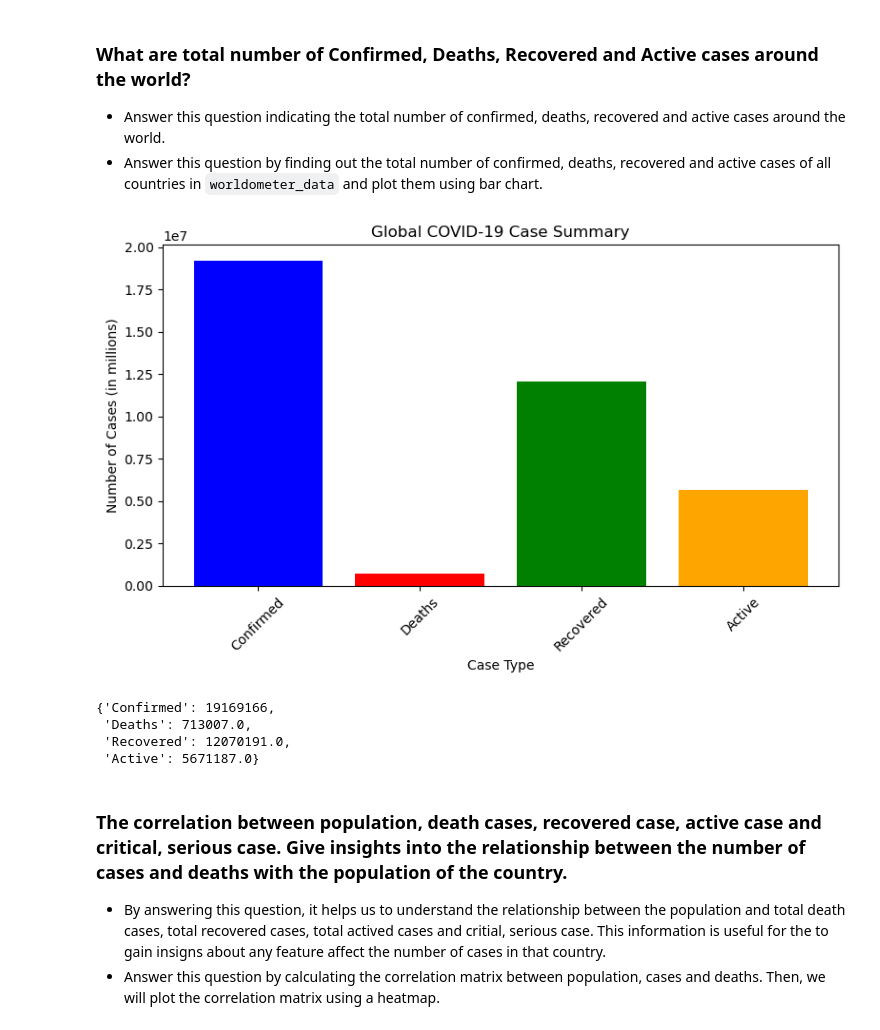
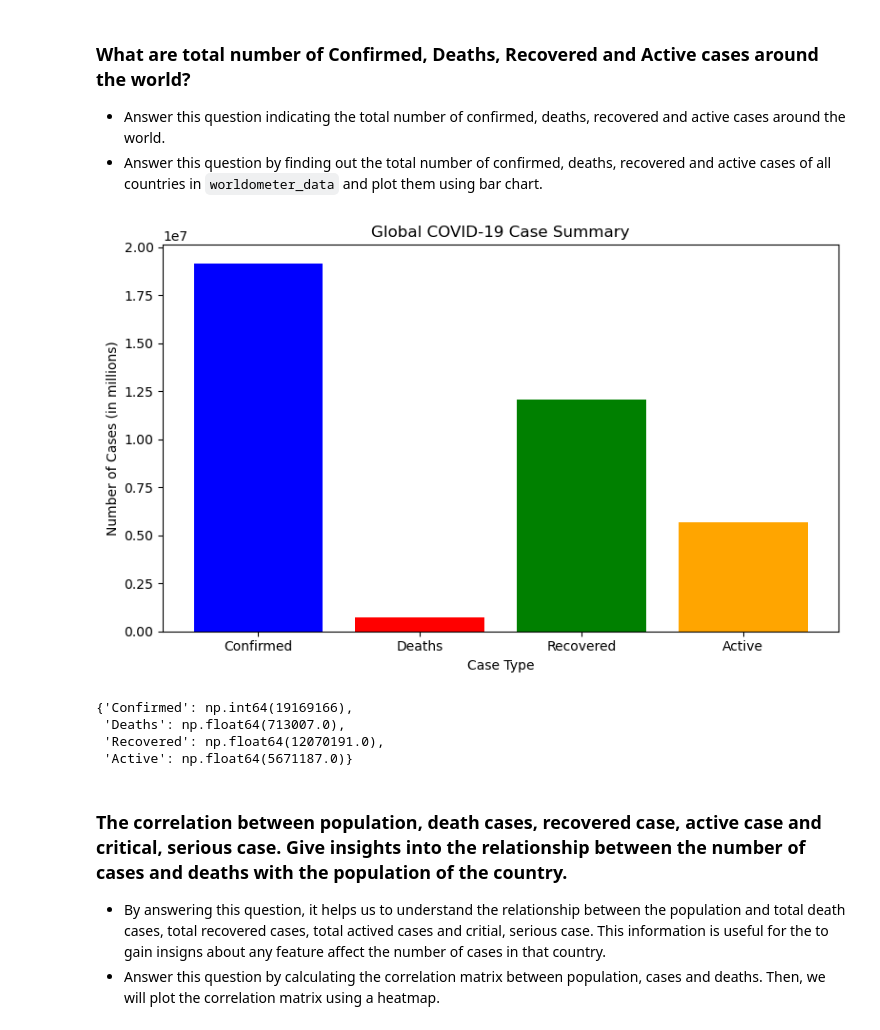
Before and after one commit to dhuyent/DSProgramming-FinalProject, a Jupyter notebook: src/Data_analysis.ipynb, the cells around one changed output. Drawn from its saved outputs; the diff is of its cells as text; code cells hidden in the pictures.

```diff
--- a/src/Data_analysis.ipynb
+++ b/src/Data_analysis.ipynb
@@ -111,28 +107,28 @@ total_active = world_df['ActiveCases'].sum()
 # %%
 totals = {
     "Confirmed": total_confirmed,
     "Deaths": total_deaths,
     "Recovered": total_recovered,
     "Active": total_active
 }
 
 # Plot the data
 plt.figure(figsize=(8, 5))
 plt.bar(totals.keys(), totals.values(), color=['blue', 'red', 'green', 'orange'])
 plt.title("Global COVID-19 Case Summary")
 plt.ylabel("Number of Cases (in millions)")
 plt.xlabel("Case Type")
-plt.xticks(rotation=45)
+plt.xticks()
 plt.tight_layout()
 plt.show()
 
 totals
 # %% [output]
-[figure, old version]
+[figure, new version]
-{'Confirmed': 19169166,
- 'Deaths': 713007.0,
- 'Recovered': 12070191.0,
- 'Active': 5671187.0}
+{'Confirmed': np.int64(19169166),
+ 'Deaths': np.float64(713007.0),
+ 'Recovered': np.float64(12070191.0),
+ 'Active': np.float64(5671187.0)}
 # %% [markdown]
 ### **The correlation between population, death cases, recovered case, active case and critical, serious case. Give insights into the relationship between the number of cases and deaths with the population of the country.**
 - By answering this question, it helps us to understand the relationship between the population and total death cases, total recovered cases, total actived cases and critial, serious case. This information is useful for the to gain insigns about any feature affect the number of cases in that country.
```
Also changed, not shown: parts of 24 cells of this notebook, 4 other files.
